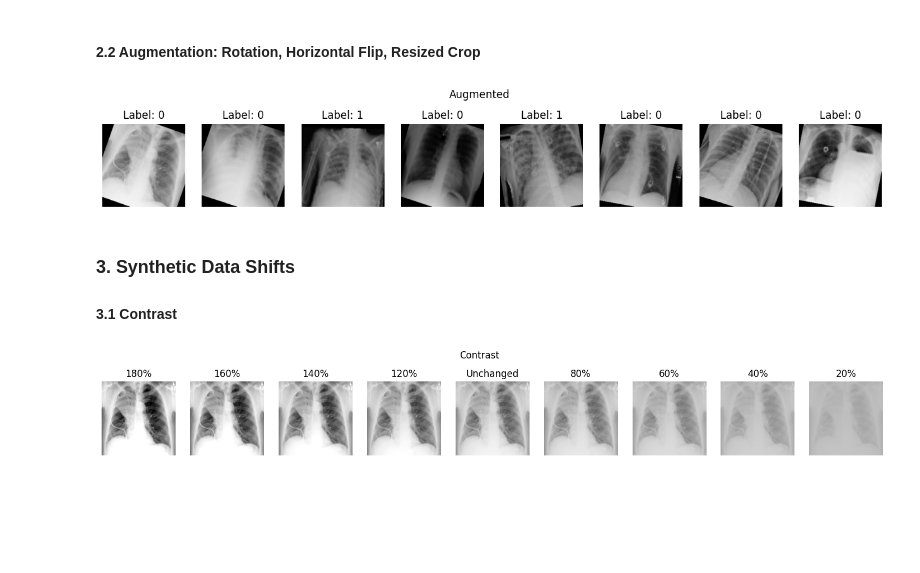
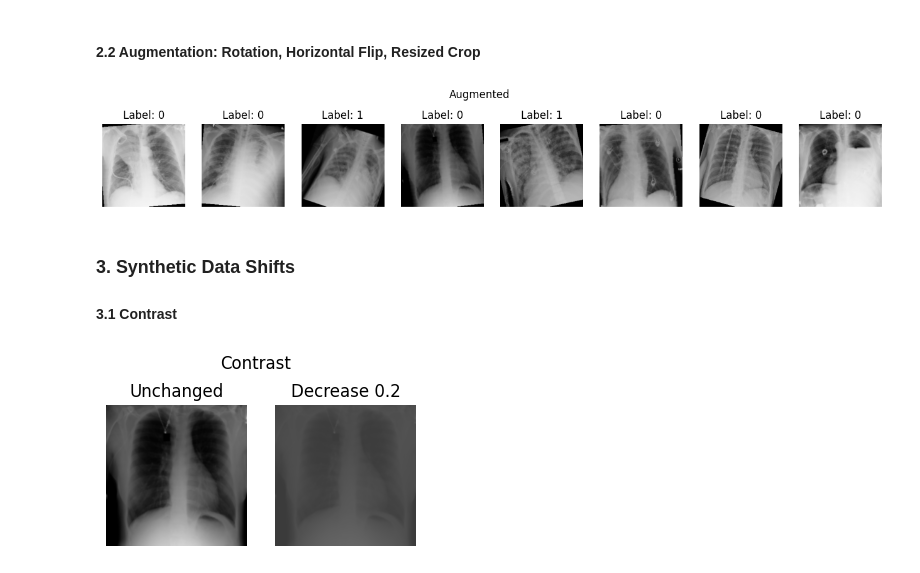
Before and after one commit to leeping-ng/med-img-monitoring, a Jupyter notebook: src/eda.ipynb, the cells around one changed output. Saved outputs shown, nothing was run; the diff lists cells and outputs as text; code cells hidden in the pictures; blank space fills up the shorter version.

```diff
--- a/src/eda.ipynb
+++ b/src/eda.ipynb
@@ -19,7 +19,7 @@ CONFIG_PATH = "config.yml"
 configs = load_config(CONFIG_PATH)
 NUM_IMAGES = configs["inference"]["predict_size"] = 8
 IMG_INDICES = [0,1,2,3,4,5,6,7]
-IMG_INDEX = 0
+IMG_INDEX = 3
 
 rsna = RSNAPneumoniaDataModule(configs)
 predict_dataloader = rsna.predict_dataloader(IMG_INDICES, transforms.ToTensor())
@@ -78,16 +78,17 @@ plot_images_for_one_transform(preprocessed_imgs, title="Preprocessed")
 # %% [markdown]
 #### 2.2 Augmentation: Rotation, Horizontal Flip, Resized Crop
 # %%
-predict_dataloader = rsna.predict_dataloader(IMG_INDICES, TRAIN_TRANSFORMS)
+predict_dataloader = rsna.predict_dataloader(IMG_INDICES, TRAIN_TF)
 augmented_imgs = next(iter(predict_dataloader))
 plot_images_for_one_transform(augmented_imgs, title="Augmented")
 # %% [output]
-[figure, old version]
+[figure, new version]
 # %% [markdown]
 ### 3. Synthetic Data Shifts
 
 #### 3.1 Contrast
 # %%
-plot_transforms_for_one_image(rsna, CONTRAST_TRANSFORMS, "Contrast", name_start_idx=9)
+from transforms_select import CONTRAST_DEC_TF
+plot_transforms_for_one_image(rsna, CONTRAST_DEC_TF, "Contrast", name_start_idx=9)
 # %% [output]
-[figure, old version]
+[figure, new version]
```
Also changed, not shown: parts of 12 cells of this notebook, 3 other files.
